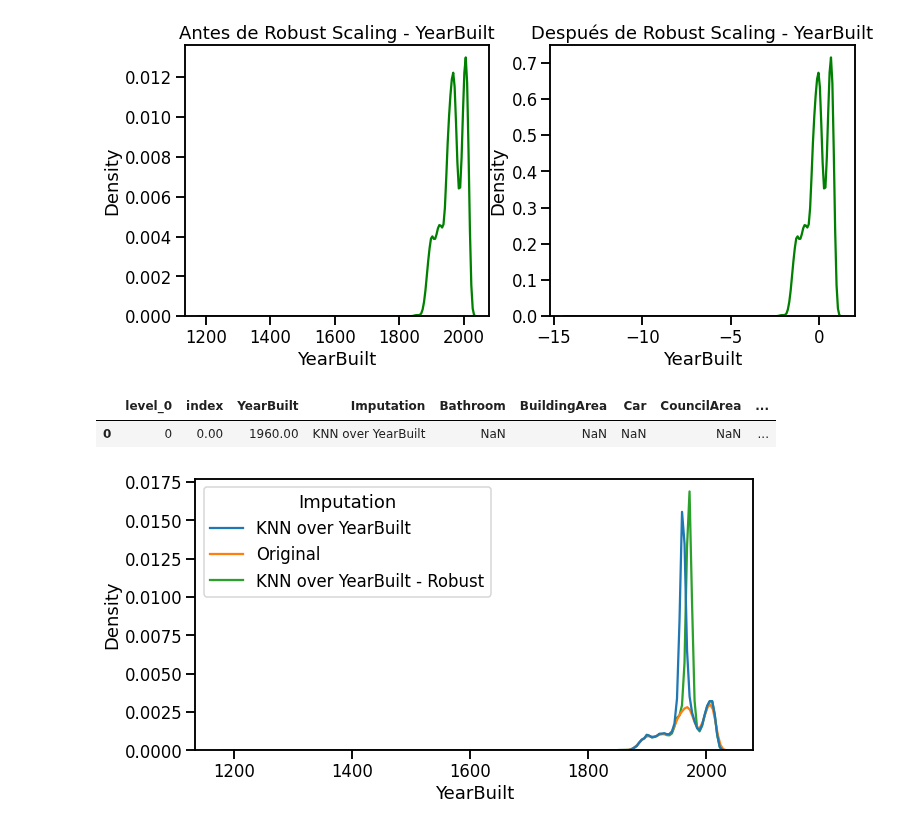
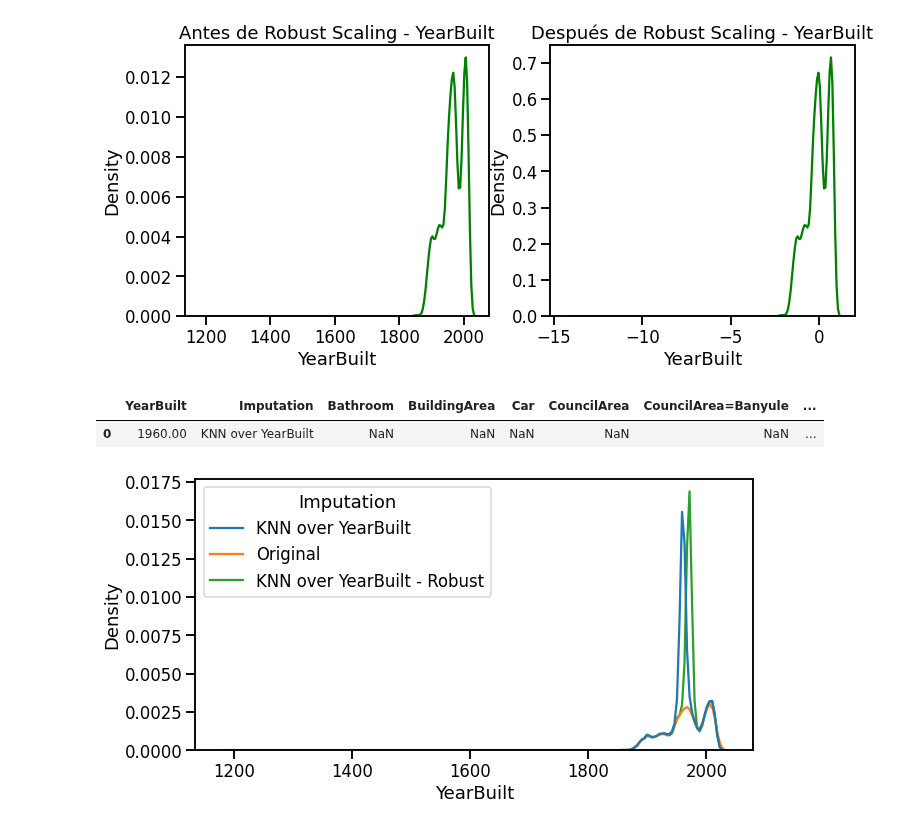
Before and after one commit to Grupo242022/EyCD, a Jupyter notebook: Entregable_Parte_2_2022_v1.ipynb, the cells around one changed output. Cells and saved outputs as stored; diff of their text form; code cells hidden in the pictures.

```diff
--- a/Entregable_Parte_2_2022_v1.ipynb
+++ b/Entregable_Parte_2_2022_v1.ipynb
@@ -45,7 +45,7 @@ pd.options.display.max_columns = None
 # %%
 # Cargamos la BBDD creada en el practico anterior
 melb_df = pd.read_csv('https://github.com/Grupo242022/EyCD/blob/main/melb_data_extended.csv?raw=true')
-melb_df.drop(['Unnamed: 0', 'index'], axis=1, inplace=True)
+
 melb_df[:1].T
 # %% [output]
 |  | 0 |
@@ -220,6 +220,7 @@ melb_year_YB['Imputation'] = 'Original'
 # %%
 df_YB = pd.concat([mice_year_YB, melb_year_YB])
 df_YB = df_YB.reset_index()
+df_YB.drop(['index'], axis=1, inplace=True)
 # %% [markdown]
 ### * Gráfico de comparación de distribuciones de datos obtenidas con el método de imputación KNeighborsRegressor: `YearBuilt_modificado` vs .`YearBuilt_original`:
 # %%
@@ -276,13 +278,14 @@ scaled_i = scaled_knn_YB.reshape(12138, 413)
 # %%
 YB_area2 = pd.DataFrame(scaler.inverse_transform(scaled_i), columns=vec.get_feature_names())
 YB_area2['Imputation'] = 'KNN over YearBuilt - Robust'
 
 df_YB2 = pd.concat([df_YB, YB_area2])
 df_YB2 = df_YB2.reset_index()
+df_YB2.drop(['index', 'level_0'], axis=1, inplace=True)
 df_YB2.head(1)
 # %% [output]
-|  | level_0 | index | YearBuilt | Imputation | Bathroom | BuildingArea | Car | CouncilArea | ... |
-| 0 | 0 | 0.00 | 1960.00 | KNN over YearBuilt | NaN | NaN | NaN | NaN | ... |
+|  | YearBuilt | Imputation | Bathroom | BuildingArea | Car | CouncilArea | CouncilArea=Banyule | ... |
+| 0 | 1960.00 | KNN over YearBuilt | NaN | NaN | NaN | NaN | NaN | ... |
 # %%
 fig = plt.figure(figsize=(10, 5))
 g = sns.kdeplot(data=df_YB2, x='YearBuilt', hue='Imputation')
```
Also changed, not shown: parts of 3 cells of this notebook.
